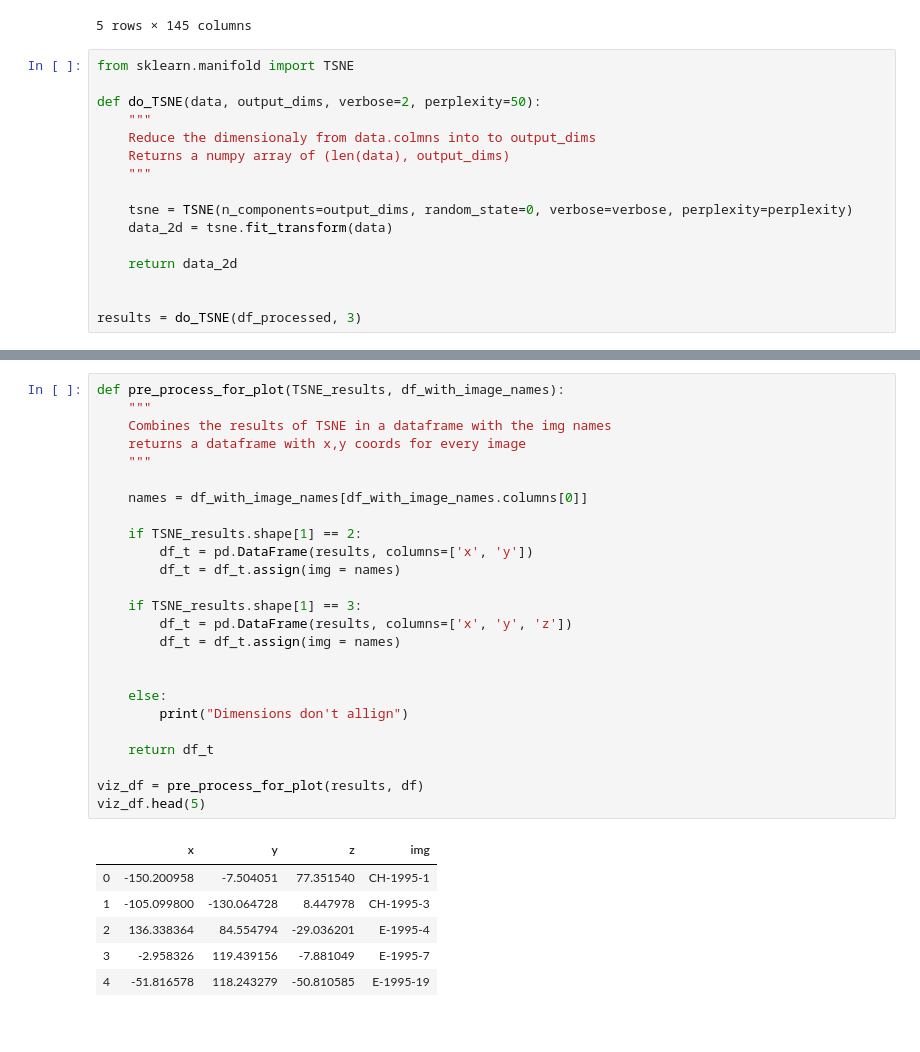
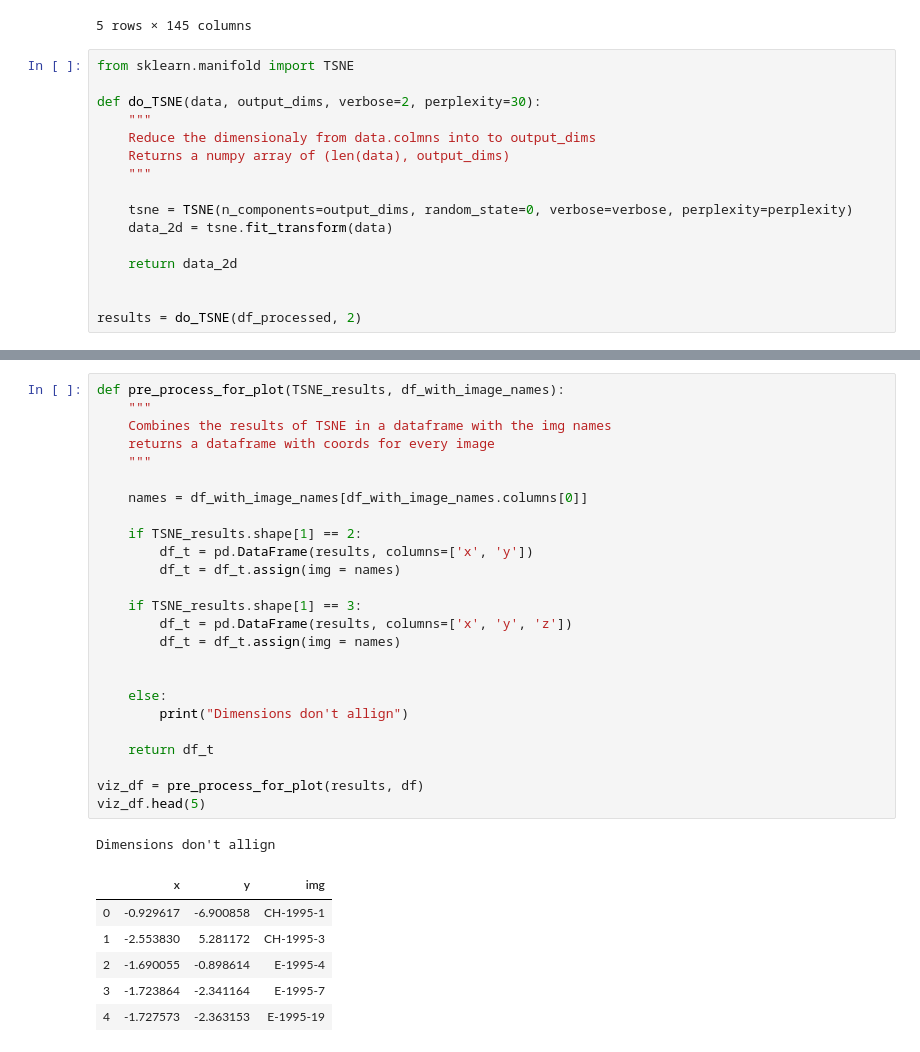
Before and after one commit to maviszv/InfoViz_2020, a Jupyter notebook: data/TSNE.ipynb, the cells around one changed output, grey strips where cells are left out. Drawn from its saved outputs; the diff is of its cells as text.

Commit message:
better tsne results

```diff
--- a/data/TSNE.ipynb
+++ b/data/TSNE.ipynb
@@ -65,7 +65,7 @@ df_processed.head(5)
 # %%
 from sklearn.manifold import TSNE
 
-def do_TSNE(data, output_dims, verbose=2, perplexity=50):
+def do_TSNE(data, output_dims, verbose=2, perplexity=30):
     """
     Reduce the dimensionaly from data.colmns into to output_dims
     Returns a numpy array of (len(data), output_dims)
@@ -77,5 +77,5 @@ def do_TSNE(data, output_dims, verbose=2, perplexity=50):
     return data_2d
 
 
-results = do_TSNE(df_processed, 3)
+results = do_TSNE(df_processed, 2)
 # %% [output]
@@ -99,35 +99,36 @@ results = do_TSNE(df_processed, 3)
 # %%
 def pre_process_for_plot(TSNE_results, df_with_image_names):
     """
     Combines the results of TSNE in a dataframe with the img names
-    returns a dataframe with x,y coords for every image
+    returns a dataframe with coords for every image
     """
 
     names = df_with_image_names[df_with_image_names.columns[0]]
 
     if TSNE_results.shape[1] == 2:
         df_t = pd.DataFrame(results, columns=['x', 'y'])
         df_t = df_t.assign(img = names)
 
     if TSNE_results.shape[1] == 3:
         df_t = pd.DataFrame(results, columns=['x', 'y', 'z'])
         df_t = df_t.assign(img = names)
 
 
     else:
         print("Dimensions don't allign")
 
     return df_t
 
 viz_df = pre_process_for_plot(results, df)
 viz_df.head(5)
 # %% [output]
+Dimensions don't allign
-|  | x | y | z | img |
-| 0 | -150.200958 | -7.504051 | 77.351540 | CH-1995-1 |
-| 1 | -105.099800 | -130.064728 | 8.447978 | CH-1995-3 |
-| 2 | 136.338364 | 84.554794 | -29.036201 | E-1995-4 |
-| 3 | -2.958326 | 119.439156 | -7.881049 | E-1995-7 |
-| 4 | -51.816578 | 118.243279 | -50.810585 | E-1995-19 |
+|  | x | y | img |
+| 0 | -0.929617 | -6.900858 | CH-1995-1 |
+| 1 | -2.553830 | 5.281172 | CH-1995-3 |
+| 2 | -1.690055 | -0.898614 | E-1995-4 |
+| 3 | -1.723864 | -2.341164 | E-1995-7 |
+| 4 | -1.727573 | -2.363153 | E-1995-19 |
 # %%
 from bokeh.plotting import figure, output_file, show, ColumnDataSource
 from bokeh.models import HoverTool
```
Also changed, not shown: parts of 3 cells of this notebook, 3 other files.
